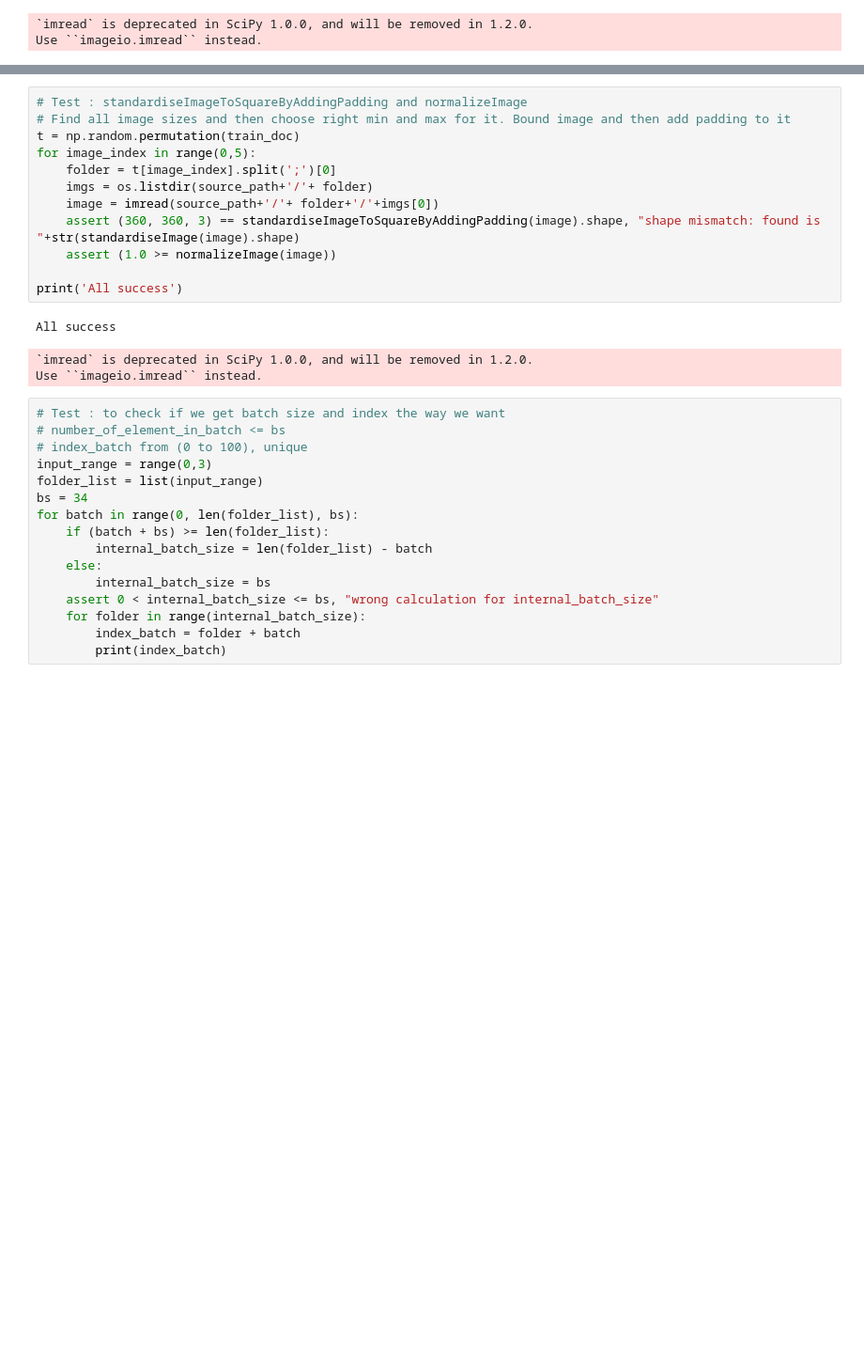
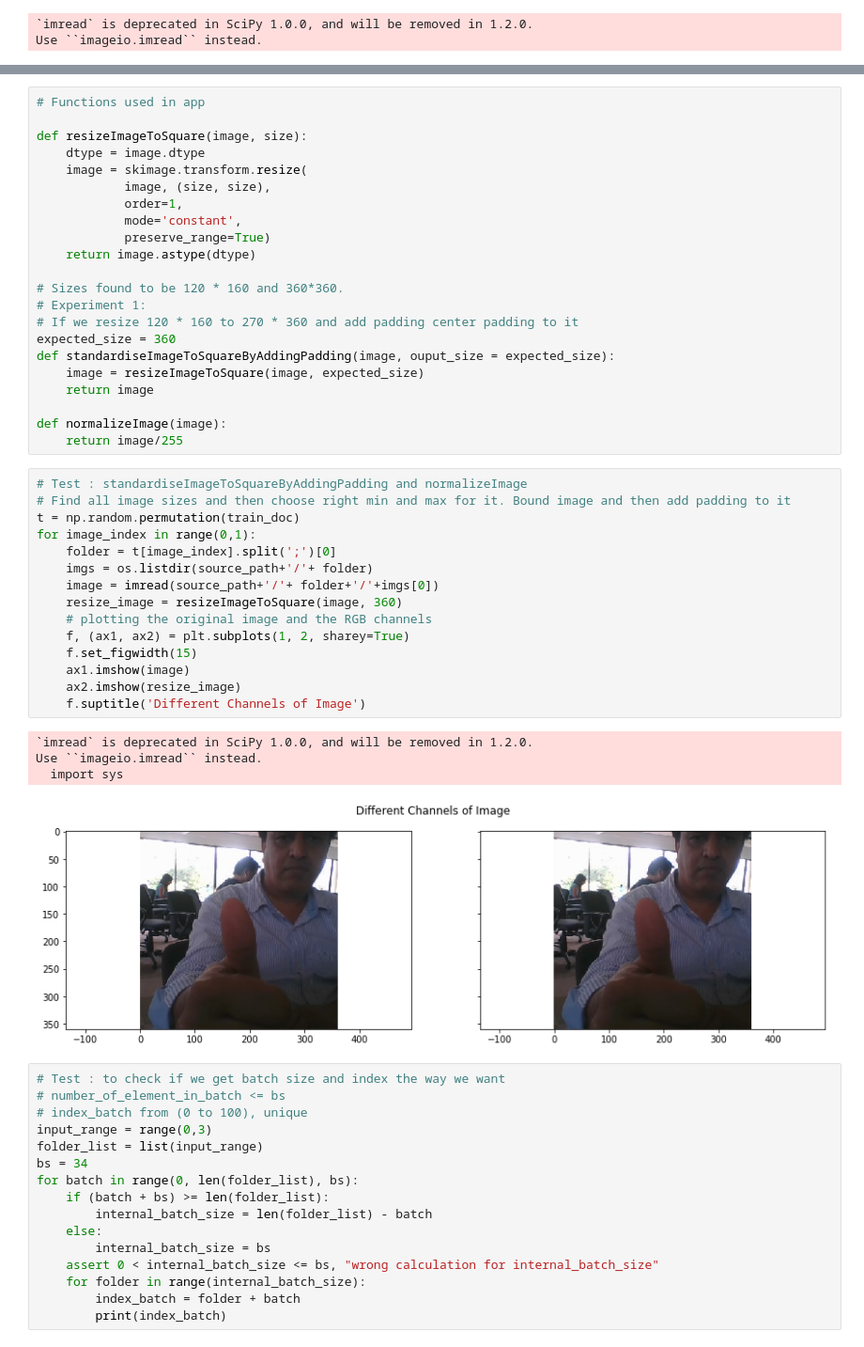
Before and after one commit to nalinchhajer1/NeuralNetwork, a Jupyter notebook: Neural_Nets_Project_Starter_Code.ipynb, the cells around one changed output, grey strips where cells are left out. Shown at 94% size. Cells and saved outputs as stored; diff of their text form; blank space fills up the shorter version.

```diff
--- a/Neural_Nets_Project_Starter_Code.ipynb
+++ b/Neural_Nets_Project_Starter_Code.ipynb
@@ -112,19 +57,45 @@ def normalizeImage(image):
+# %%
+# Functions used in app
+
+def resizeImageToSquare(image, size):
+    dtype = image.dtype
+    image = skimage.transform.resize(
+            image, (size, size),
+            order=1,
+            mode='constant',
+            preserve_range=True)
+    return image.astype(dtype)
+
+# Sizes found to be 120 * 160 and 360*360.
+# Experiment 1:
+# If we resize 120 * 160 to 270 * 360 and add padding center padding to it
+expected_size = 360
+def standardiseImageToSquareByAddingPadding(image, ouput_size = expected_size):
+    image = resizeImageToSquare(image, expected_size)
+    return image
+
+def normalizeImage(image):
+    return image/255
 # %%
 # Test : standardiseImageToSquareByAddingPadding and normalizeImage
 # Find all image sizes and then choose right min and max for it. Bound image and then add padding to it
 t = np.random.permutation(train_doc)
-for image_index in range(0,5):
+for image_index in range(0,1):
     folder = t[image_index].split(';')[0]
     imgs = os.listdir(source_path+'/'+ folder)
     image = imread(source_path+'/'+ folder+'/'+imgs[0])
-    assert (360, 360, 3) == standardiseImageToSquareByAddingPadding(image).shape, "shape mismatch: found is "+str(standardiseImage(image).shape)
-    assert (1.0 >= normalizeImage(image))
-
-print('All success')
+    resize_image = resizeImageToSquare(image, 360)
+    # plotting the original image and the RGB channels
+    f, (ax1, ax2) = plt.subplots(1, 2, sharey=True)
+    f.set_figwidth(15)
+    ax1.imshow(image)
+    ax2.imshow(resize_image)
+    f.suptitle('Different Channels of Image')
 # %% [output]
-All success
+`imread` is deprecated in SciPy 1.0.0, and will be removed in 1.2.0.
+Use ``imageio.imread`` instead.
+  import sys
-`imread` is deprecated in SciPy 1.0.0, and will be removed in 1.2.0.
-Use ``imageio.imread`` instead.
+[figure, added]
 # %%
 # Test : to check if we get batch size and index the way we want
 # number_of_element_in_batch <= bs
```
Also changed, not shown: parts of 7 cells of this notebook.
